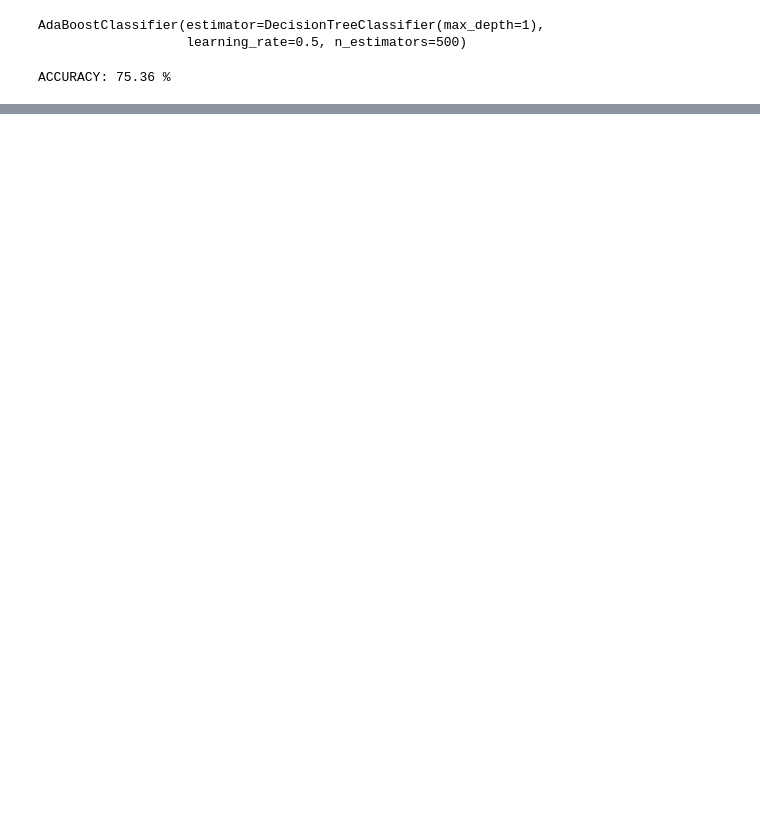
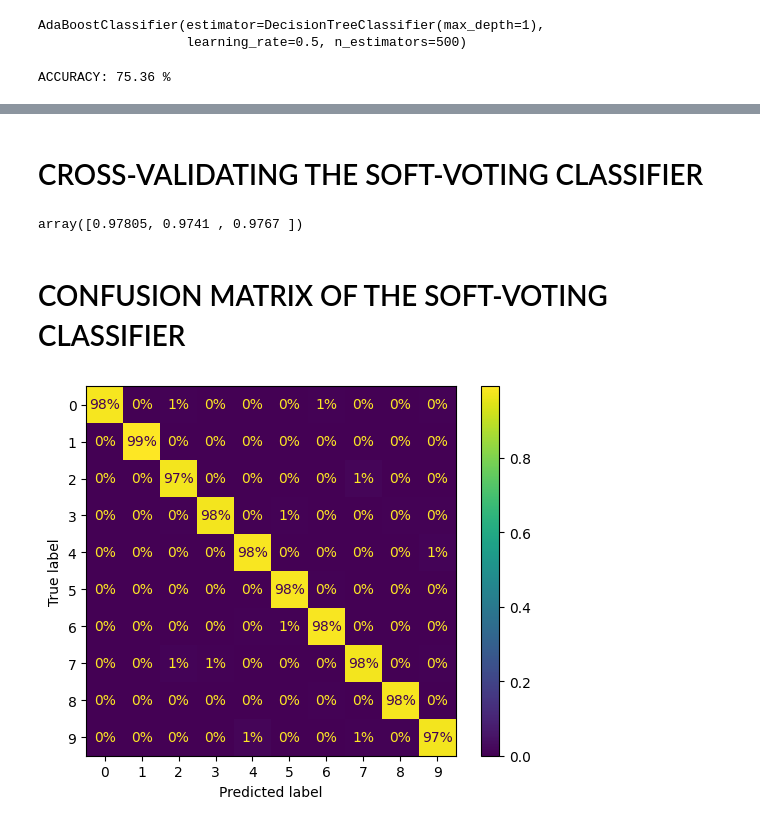
Before and after one commit to MDeus-ai/MNistDigitClassifier, a Jupyter notebook: notebooks/ModelSeletion.ipynb, the cells around one changed output, grey strips where cells are left out. Saved outputs shown, nothing was run; the diff lists cells and outputs as text; code cells hidden in the pictures; blank space fills up the shorter version.

Commit message:
confusion matrix

```diff
--- a/notebooks/ModelSeletion.ipynb
+++ b/notebooks/ModelSeletion.ipynb
@@ -246,0 +249,2 @@ ACCURACY: 75.36 %
+# %% [markdown]
+# CROSS-VALIDATING THE SOFT-VOTING CLASSIFIER
@@ -246,0 +264,13 @@ ACCURACY: 75.36 %
+# %%
+# Display cross-validation scores
+scores
+# %% [output]
+array([0.97805, 0.9741 , 0.9767 ])
+# %% [markdown]
+# CONFUSION MATRIX OF THE SOFT-VOTING CLASSIFIER
+# %%
+from sklearn.metrics import ConfusionMatrixDisplay
+
+cm = ConfusionMatrixDisplay.from_predictions(classifier_preds, y_test, normalize="true", values_format=".0%")
+# %% [output]
+[figure, added]
```
Also changed, not shown: parts of 7 cells of this notebook.
